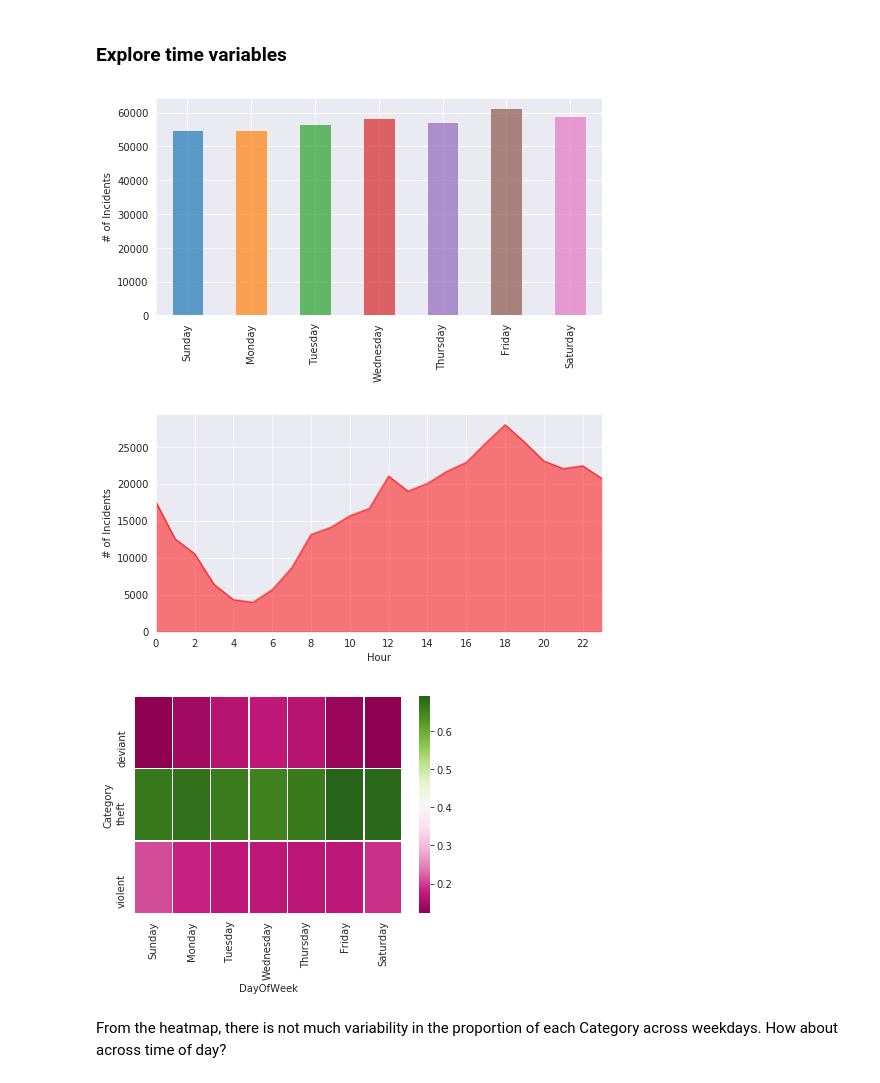
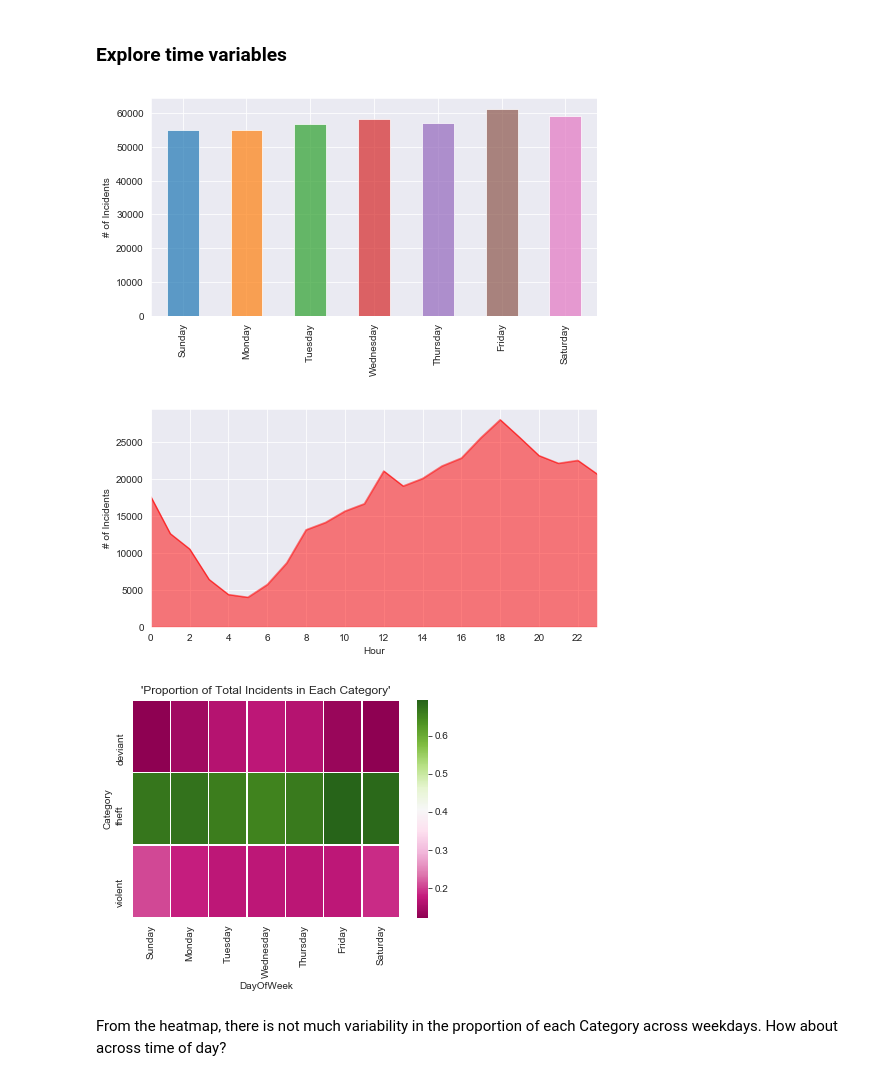
Before and after one commit to yihanw91/sf-crime, a Jupyter notebook: crime.ipynb, the cells around one changed output. Drawn from its saved outputs; the diff is of its cells as text; code cells hidden in the pictures.

```diff
--- a/crime.ipynb
+++ b/crime.ipynb
@@ -72,3 +74,5 @@ Y               0
+# %%
+crime = crime[(crime.Y<38) & (crime.X<-122)]
 # %%
 print(f"{'# of crime categories:':>15} {crime.Category.unique().size}")
 # %% [output]
@@ -222,7 +226,7 @@ plt.xticks(ticks=range(7), labels=weekdays)
 plt.ylabel('# of Incidents')
 plt.show()
 # %% [output]
-[figure, old version]
+[figure, new version]
 # %%
 hour_counts = X_train.Dates.dt.hour.value_counts(sort=False)
 hour_counts.plot(kind='area', alpha=.5, color='red', figsize=(8, 4))
@@ -232,20 +236,21 @@ plt.xlabel('Hour')
 plt.ylabel('# of Incidents')
 plt.show()
 # %% [output]
-[figure, old version]
+[figure, new version]
 # %%
 train = pd.concat((X_train, y_train), axis=1)
 # %%
 dow_type = train.groupby(['DayOfWeek', 'Category']).size().reset_index()
 dow_type.columns = ['DayOfWeek', 'Category', 'Count']
 dow_type = dow_type.pivot(index='Category', columns='DayOfWeek',
                           values='Count')
 dow_type = dow_type[["Sunday", "Monday", "Tuesday", "Wednesday",
                      "Thursday", "Friday", "Saturday"]]
 dow_type = dow_type.div(dow_type.sum(axis=0), axis=1)
-ax = sns.heatmap(dow_type, linewidths=.5, cmap="PiYG")
+dow_heat = sns.heatmap(dow_type, linewidths=.5, cmap="PiYG").set_title("'Proportion of Total Incidents in Each Category'")
+# dow_heat.title('Proportion of Total Incidents in Each Category', size=23)
 # %% [output]
-[figure, old version]
+[figure, new version]
 # %% [markdown]
 From the heatmap, there is not much variability in the proportion of each Category across weekdays. How about across time of day?
 # %%
```
Also changed, not shown: parts of 29 cells of this notebook.
